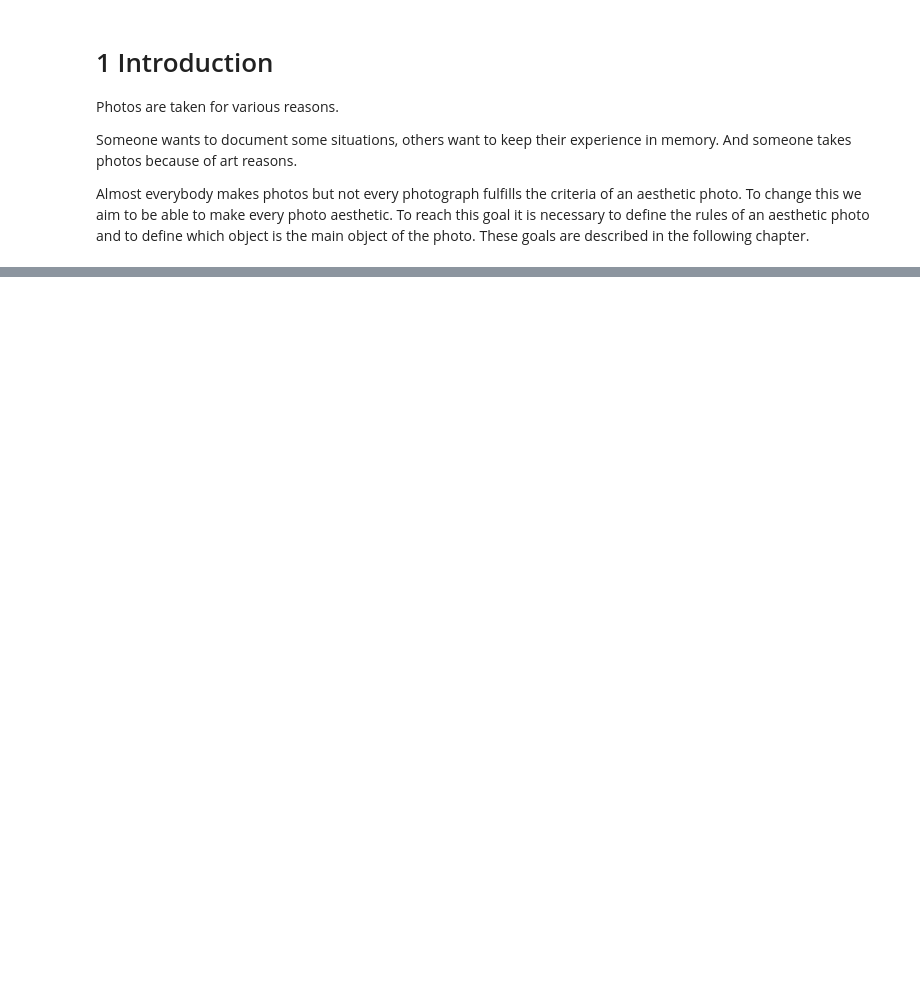
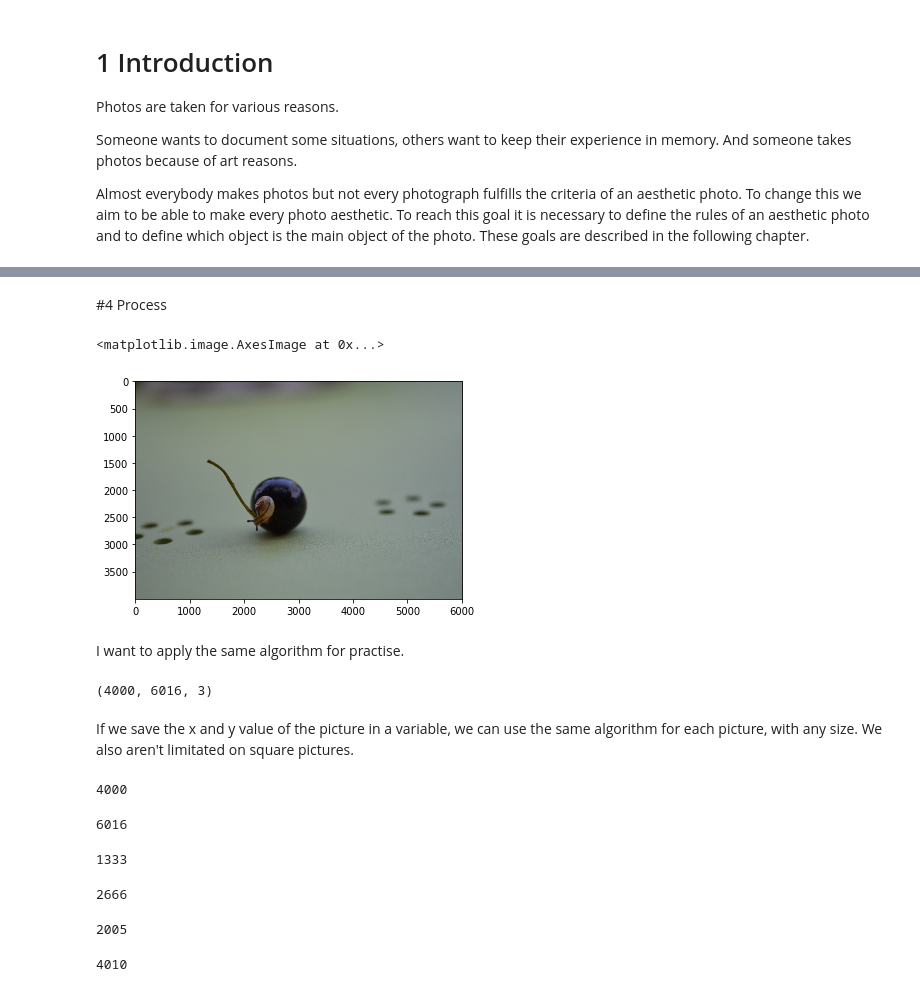
Before and after one commit to uol-mediaprocessing-201920/group-projects-make-it-aesthetic, a Jupyter notebook: MakeItAesthetic.ipynb, the cells around one changed output, grey strips where cells are left out. Drawn from its saved outputs; the diff is of its cells as text; code cells hidden in the pictures; blank space fills up the shorter version.

Commit message:
Save latest version

```diff
--- a/MakeItAesthetic.ipynb
+++ b/MakeItAesthetic.ipynb
@@ -43,3 +64,5 @@ Golden Ratio
 Diagonal Dominance
 
 ![alt text](https://ianfrithrn.files.wordpress.com/2012/05/reduced1.jpg)
+# %% [markdown]
+#4 Process
@@ -45,0 +74,46 @@ Diagonal Dominance
+# %%
+! wget -q https://raw.githubusercontent.com/.../snail.JPG
+img_snail = cv2.imread("snail.JPG")
+img_snail = cv2.cvtColor(img_snail, cv2.COLOR_BGR2RGB)
+plt.imshow(img_snail)
+# %% [output]
+<matplotlib.image.AxesImage at 0x...>
+[figure, added]
+# %% [markdown]
+I want to apply the same algorithm for practise.
+# %%
+img_snail.shape
+# %% [output]
+(4000, 6016, 3)
+# %% [markdown]
+If we save the x and y value of the picture in a variable, we can use the same algorithm for each picture, with any size. We also aren't limitated on square pictures.
+# %%
+y_value = img_snail.shape[0]
+print(y_value)
+# %% [output]
+4000
+# %%
+x_value = img_snail.shape[1]
+print(x_value)
+# %% [output]
+6016
+# %%
+third_of_height = y_value // 3
+print(third_of_height)
+# %% [output]
+1333
+# %%
+third_of_height_2 = third_of_height * 2 #for the second line
+print(third_of_height_2)
+# %% [output]
+2666
+# %%
+third_of_width = x_value // 3
+print(third_of_width)
+# %% [output]
+2005
+# %%
+third_of_width_2 = third_of_width * 2 #for the second line
+print(third_of_width_2)
+# %% [output]
+4010
```
Also changed, not shown: parts of 18 cells of this notebook.
